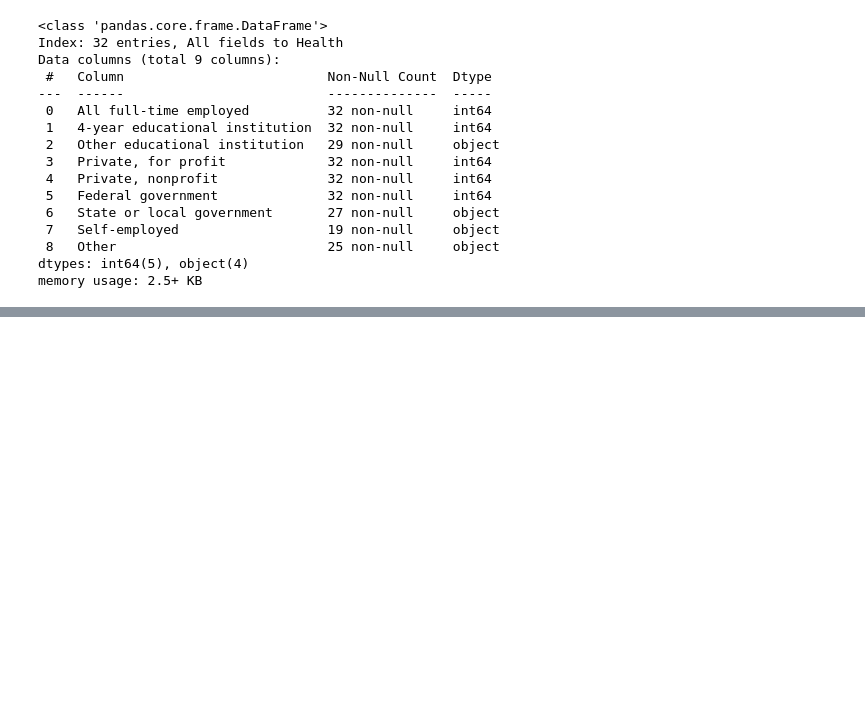
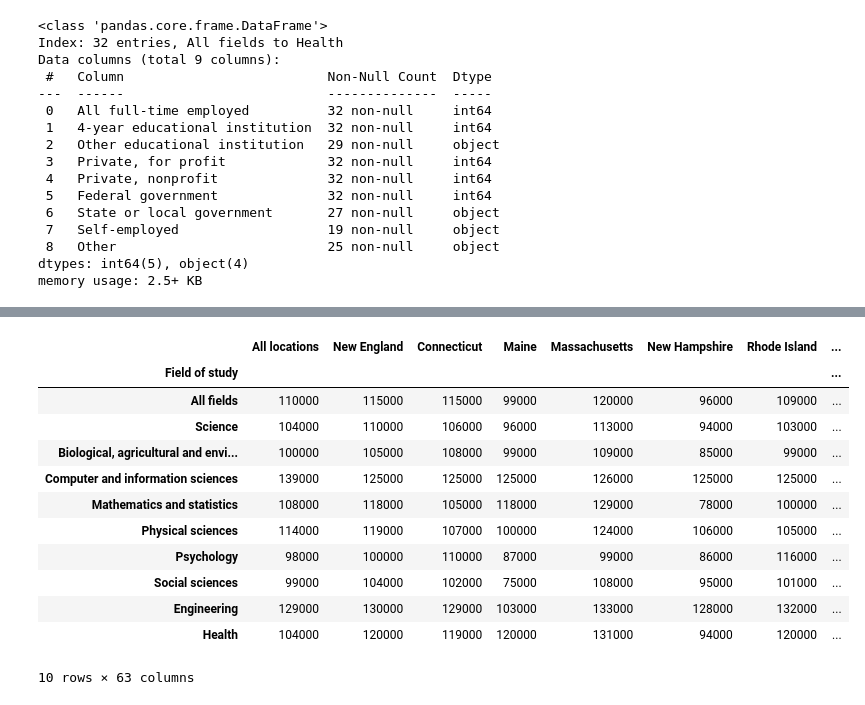
Before and after one commit to rick-stephenson/Capstone2PHD, a Jupyter notebook: Notebooks/Clean and combine.ipynb, the cells around one changed output, grey strips where cells are left out. Cells and saved outputs as stored; diff of their text form; code cells hidden in the pictures; blank space fills up the shorter version.

```diff
--- a/Notebooks/Clean and combine.ipynb
+++ b/Notebooks/Clean and combine.ipynb
@@ -268,0 +408,16 @@ memory usage: 2.5+ KB
+# %%
+locationDF.head(10)
+# %% [output]
+|  | All locations | New England | Connecticut | Maine | Massachusetts | New Hampshire | Rhode Island | ... |
+| Field of study |  |  |  |  |  |  |  | ... |
+| All fields | 110000 | 115000 | 115000 | 99000 | 120000 | 96000 | 109000 | ... |
+| Science | 104000 | 110000 | 106000 | 96000 | 113000 | 94000 | 103000 | ... |
+| Biological, agricultural and envi... | 100000 | 105000 | 108000 | 99000 | 109000 | 85000 | 99000 | ... |
+| Computer and information sciences | 139000 | 125000 | 125000 | 125000 | 126000 | 125000 | 125000 | ... |
+| Mathematics and statistics | 108000 | 118000 | 105000 | 118000 | 129000 | 78000 | 100000 | ... |
+| Physical sciences | 114000 | 119000 | 107000 | 100000 | 124000 | 106000 | 105000 | ... |
+| Psychology | 98000 | 100000 | 110000 | 87000 | 99000 | 86000 | 116000 | ... |
+| Social sciences | 99000 | 104000 | 102000 | 75000 | 108000 | 95000 | 101000 | ... |
+| Engineering | 129000 | 130000 | 129000 | 103000 | 133000 | 128000 | 132000 | ... |
+| Health | 104000 | 120000 | 119000 | 120000 | 131000 | 94000 | 120000 | ... |
+10 rows × 63 columns
```
Also changed, not shown: parts of 16 cells of this notebook, 2 other files.
